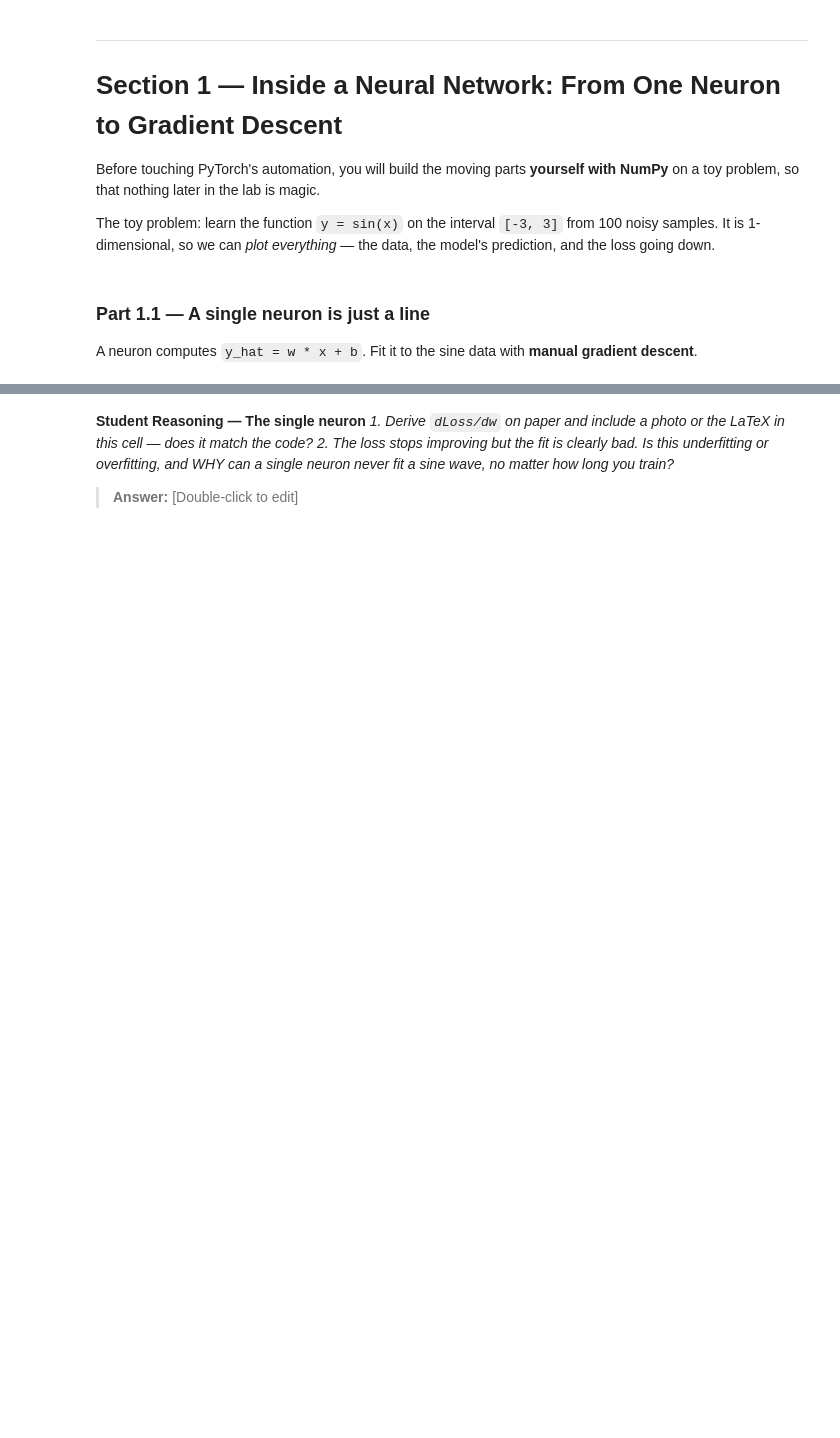
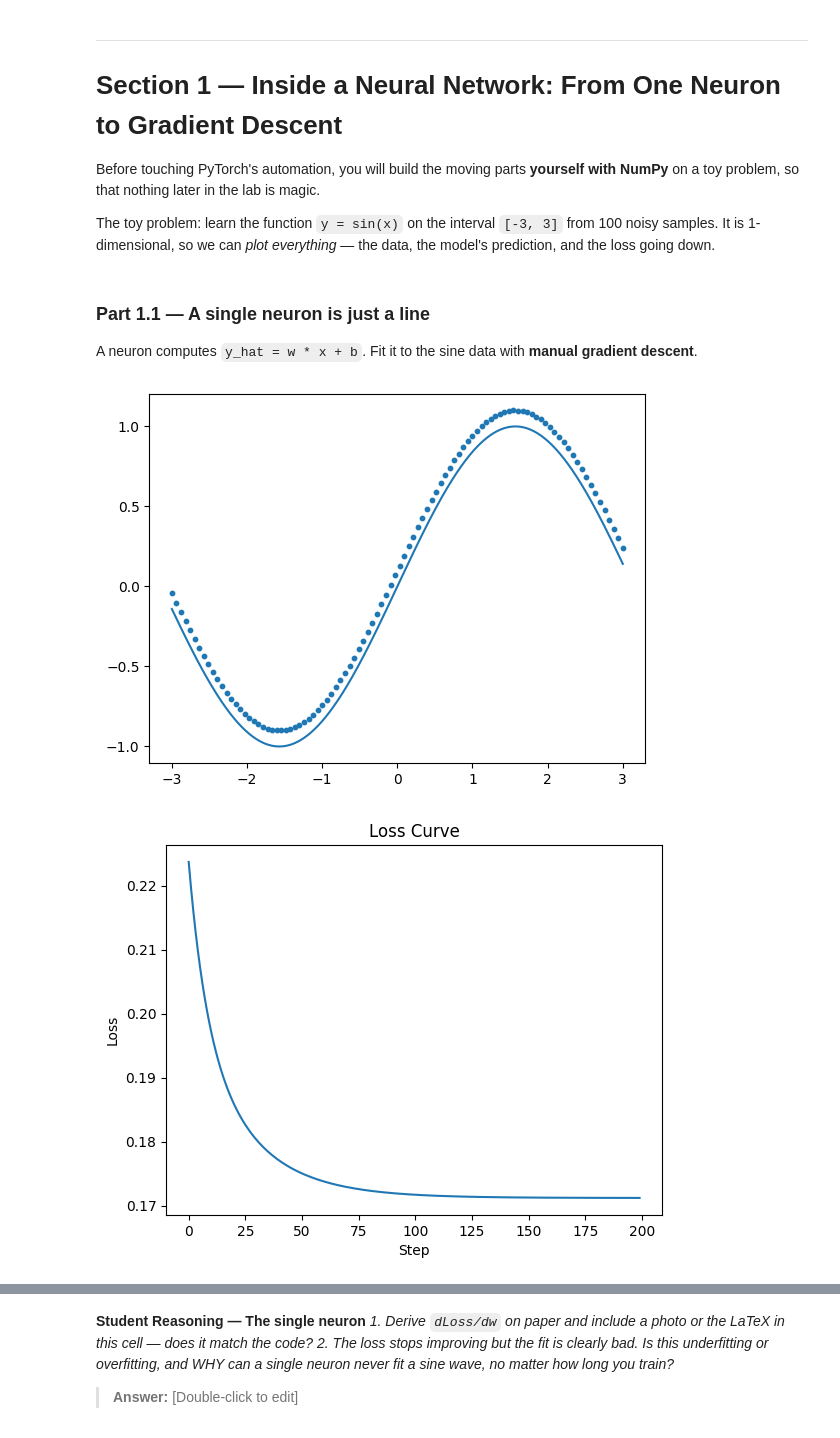
Before and after one commit to victoriabrowwn/lab---3, a Jupyter notebook: Lab_3.ipynb, the cells around one changed output, grey strips where cells are left out. Cells and saved outputs as stored; diff of their text form; code cells hidden in the pictures; blank space fills up the shorter version.

```diff
--- a/Lab_3.ipynb
+++ b/Lab_3.ipynb
@@ -71,19 +71,48 @@ and the loss going down.
 A neuron computes `y_hat = w * x + b`. Fit it to the sine data with **manual gradient descent**.
 # %%
 # TODO: Generate the toy data
-#   x = np.linspace(-3, 3, 100); y = np.sin(x) + small Gaussian noise (std=0.1)
+x = np.linspace(-3, 3, 100);
+std = 0.1
+y = np.sin(x) + std;
+
 #   Plot it.
+plot_x = np.linspace(-3, 3, 1000)
+plot_y = np.sin(plot_x)
+plt.plot(plot_x, plot_y, label= 'True sin(x)')
+plt.scatter(x, y, label="Noisy Data",s = 10)
+plt.show()
+
 
 # TODO: Initialise w and b to small random values.
+w = np.random.randn() * 0.5
+b = np.random.randn() * 0.5
 
 # TODO: Implement ONE gradient-descent step by hand, then loop it for ~200 steps:
-#   y_hat = w * x + b
-#   loss  = np.mean((y_hat - y) ** 2)               # MSE
-#   dw    = np.mean(2 * (y_hat - y) * x)            # dLoss/dw  (derive this on paper!)
-#   db    = np.mean(2 * (y_hat - y))                # dLoss/db
-#   w    -= lr * dw
-#   b    -= lr * db
+lr = 0.01
+steps = 200
+losses = []
+for step in range(steps):
+  y_hat = w * x + b
+  loss = np.mean((y_hat - y) ** 2)
+  dw = np.mean(2 * (y_hat - y) * x)
+  db = np.mean(2 * (y_hat - y))
+  w -= lr * dw
+  b -= lr * db
+  losses.append(loss)
 #   Record the loss at every step.
 
 # TODO: Plot (a) the loss curve over the 200 steps, and
 #             (b) the data with the fitted line on top.
+plt.plot(losses)
+plt.xlabel('Step')
+plt.ylabel('Loss')
+plt.title('Loss Curve')
+plt.show()
+
+plt.scatter(x, y, label="Noisy Data",s = 10)
+plt.plot(plot_x, w * plot_x + b, label='Fitted Line')
+plt.legend()
+plt.show()
+# %% [output]
+[figure, added]
+[figure, added]
```
Also changed, not shown: parts of 1 cell of this notebook.
